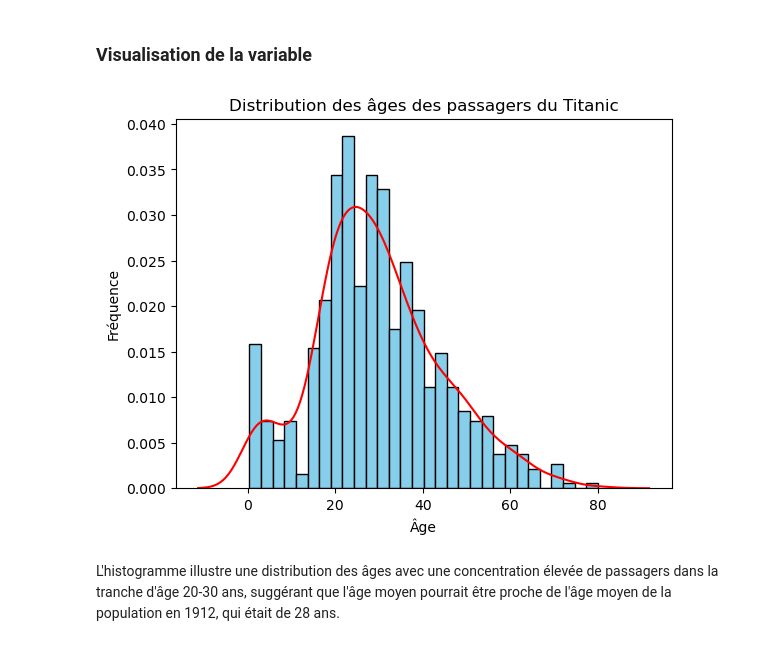
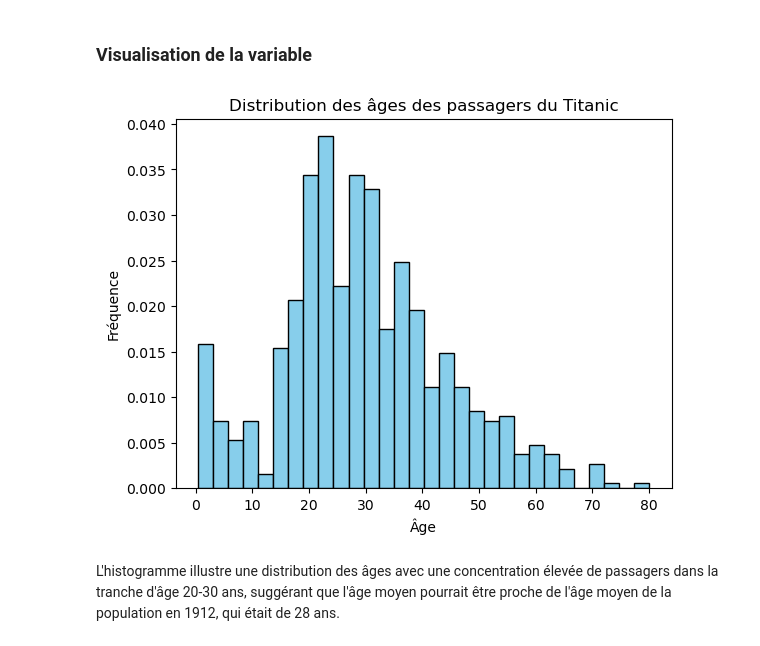
Before and after one commit to JonathanPiaget/titanique, a Jupyter notebook: main.ipynb, the cells around one changed output. Drawn from its saved outputs; the diff is of its cells as text; code cells hidden in the pictures.

```diff
--- a/main.ipynb
+++ b/main.ipynb
@@ -125,13 +125,13 @@ La variable d'intérêt ici est "Age", qui est une variable quantitative continu
 ### Visualisation de la variable
 # %%
 plt.hist(data_clean['Age'], bins=30, edgecolor='black', color='skyblue', density=True)
-sns.kdeplot(age, color='red')
+#sns.kdeplot(age, color='red')
 plt.title('Distribution des âges des passagers du Titanic')
 plt.xlabel('Âge')
 plt.ylabel('Fréquence')
 plt.show()
 # %% [output]
-[figure, old version]
+[figure, new version]
 # %% [markdown]
 L'histogramme illustre une distribution des âges avec une concentration élevée de passagers dans la tranche d'âge 20-30 ans, suggérant que l'âge moyen pourrait être proche de l'âge moyen de la population en 1912, qui était de 28 ans.
 # %% [markdown]
```
Also changed, not shown: parts of 8 cells of this notebook.
